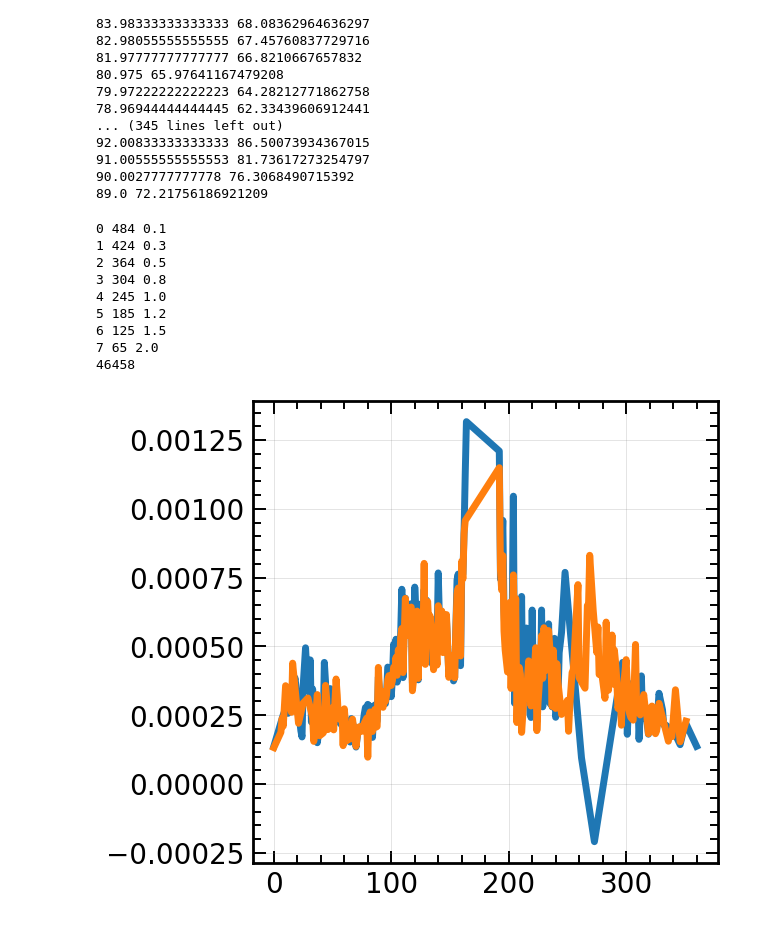
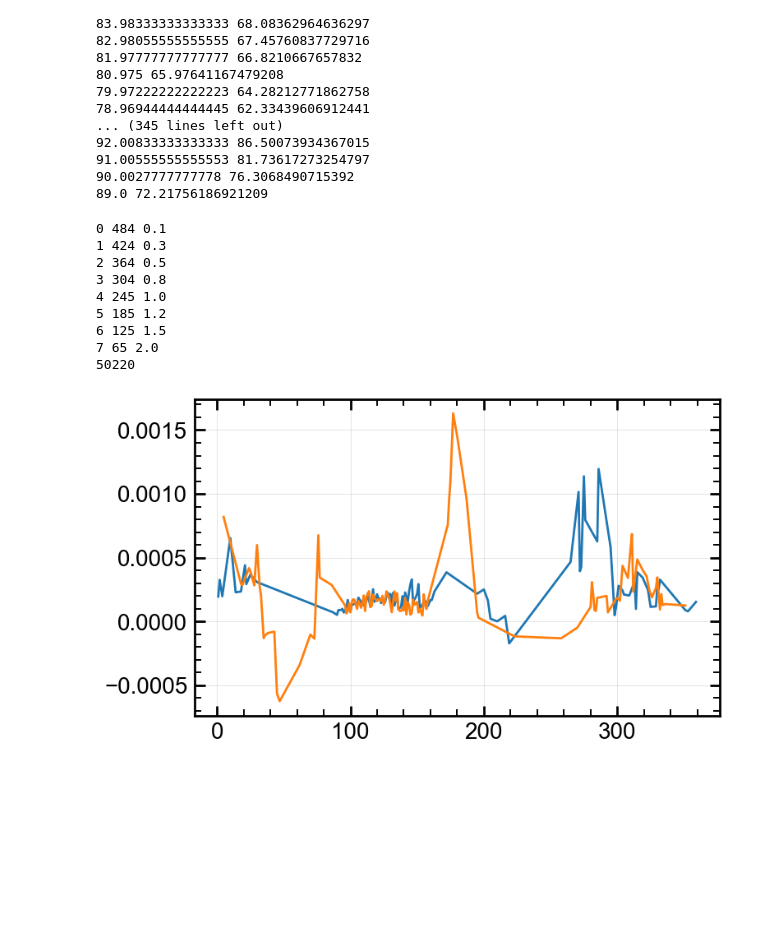
Before and after one commit to js-chemE/paper01, a Jupyter notebook: flow.ipynb, the cells around one changed output. Drawn from its saved outputs; the diff is of its cells as text; code cells hidden in the pictures; blank space fills up the shorter version.

Commit message:
Added Figure 6

```diff
--- a/flow.ipynb
+++ b/flow.ipynb
@@ -252,7 +252,7 @@ h_alignments = ["center", "center", "center", "center"]
 rolling_window = 11
 fraction_limit = 0.3
 min_pixel = 10
-ohminus_base = ohminus[-20:].mean(axis=0)
+ohminus_base = ohminus[:10].mean(axis=0)
 
 res0s = []
 for ray in rays:
@@ -416,14 +416,14 @@ data.to_csv(os.path.join(data_folder, "flow_results.csv"))
 5 185 1.2
 6 125 1.5
 7 65 2.0
-46458
+50220
 # %%
 for i_frame_count, frame_count in enumerate(data.count_frame.unique()):
     if i_frame_count not in [4, 6]:
         continue
-    d_current = data.query("(count_frame == @frame_count) & (sigma < 0.6)")
+    d_current = data.query("(count_frame == @frame_count) & (sigma < 0.7)")
     plt.plot(d_current.i_ray, d_current.distance)
 
 plt.show()
 # %% [output]
-[figure, old version]
+[figure, new version]
```
Also changed, not shown: parts of 7 cells of this notebook, 13 other files.
